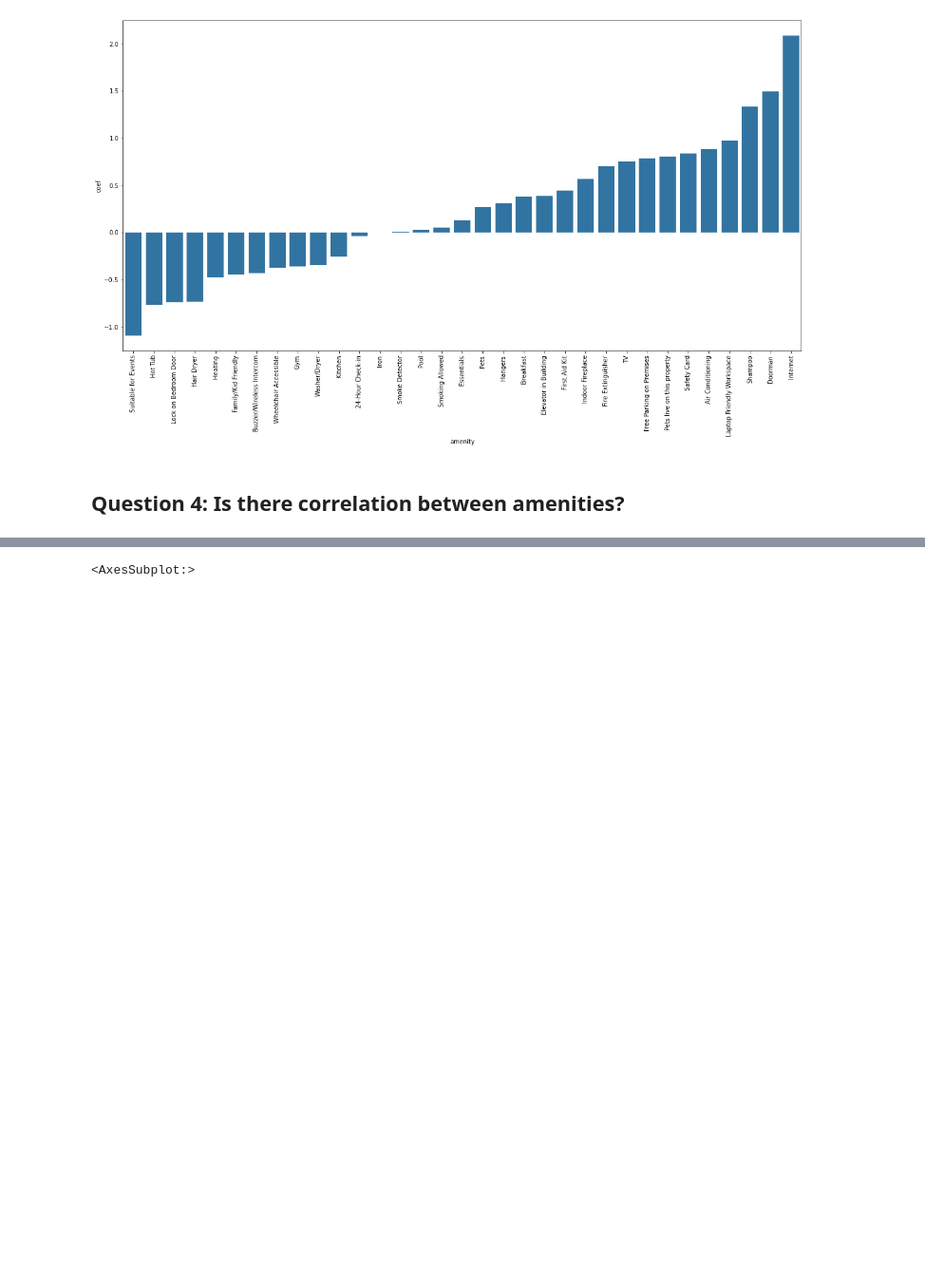
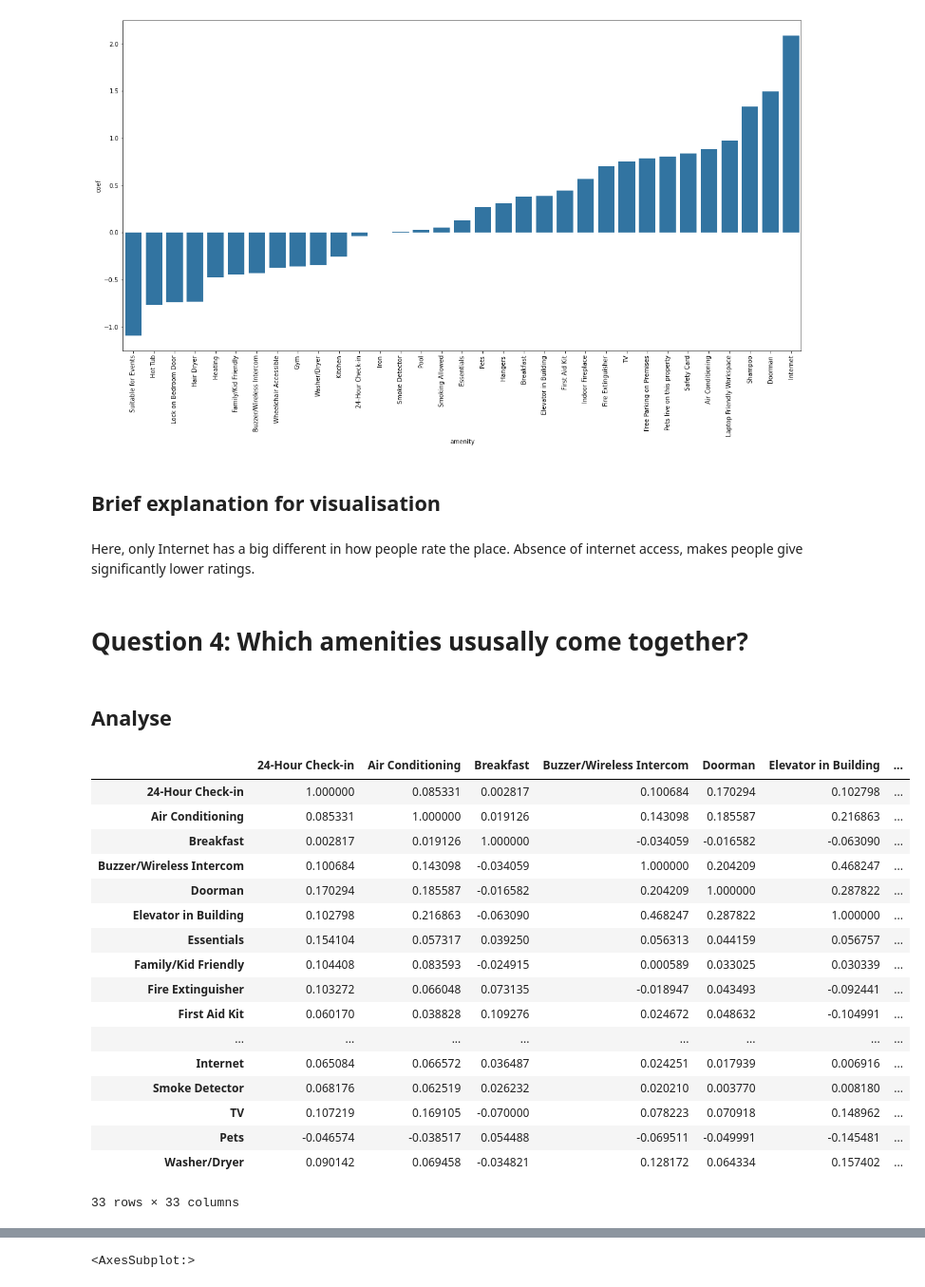
Before and after one commit to sivakar12/seattle-airbnb-nanodegree-project, a Jupyter notebook: CRISP-DM.ipynb, the cells around one changed output, grey strips where cells are left out. Shown at 95% size. Saved outputs shown, nothing was run; the diff lists cells and outputs as text; code cells hidden in the pictures; blank space fills up the shorter version.

```diff
--- a/CRISP-DM.ipynb
+++ b/CRISP-DM.ipynb
@@ -227,5 +246,32 @@ sns.barplot(data=amenities_rating_coefs, y='coef', x='amenity', color=sns.color_
 plt.xticks(rotation=90);
 # %% [output]
 [figure]
+# %% [markdown]
+## Brief explanation for visualisation
+# %% [markdown]
+Here, only Internet has a big different in how people rate the place. Absence of internet access, makes people give significantly lower ratings.
 # %% [markdown]
-## Question 4: Is there correlation between amenities?
+# Question 4: Which amenities ususally come together?
+# %% [markdown]
+## Analyse
+# %%
+amenities_cleaned.corr()
+# %% [output]
+|  | 24-Hour Check-in | Air Conditioning | Breakfast | Buzzer/Wireless Intercom | Doorman | Elevator in Building | ... |
+| 24-Hour Check-in | 1.000000 | 0.085331 | 0.002817 | 0.100684 | 0.170294 | 0.102798 | ... |
+| Air Conditioning | 0.085331 | 1.000000 | 0.019126 | 0.143098 | 0.185587 | 0.216863 | ... |
+| Breakfast | 0.002817 | 0.019126 | 1.000000 | -0.034059 | -0.016582 | -0.063090 | ... |
+| Buzzer/Wireless Intercom | 0.100684 | 0.143098 | -0.034059 | 1.000000 | 0.204209 | 0.468247 | ... |
+| Doorman | 0.170294 | 0.185587 | -0.016582 | 0.204209 | 1.000000 | 0.287822 | ... |
+| Elevator in Building | 0.102798 | 0.216863 | -0.063090 | 0.468247 | 0.287822 | 1.000000 | ... |
+| Essentials | 0.154104 | 0.057317 | 0.039250 | 0.056313 | 0.044159 | 0.056757 | ... |
+| Family/Kid Friendly | 0.104408 | 0.083593 | -0.024915 | 0.000589 | 0.033025 | 0.030339 | ... |
+| Fire Extinguisher | 0.103272 | 0.066048 | 0.073135 | -0.018947 | 0.043493 | -0.092441 | ... |
+| First Aid Kit | 0.060170 | 0.038828 | 0.109276 | 0.024672 | 0.048632 | -0.104991 | ... |
+| ... | ... | ... | ... | ... | ... | ... | ... |
+| Internet | 0.065084 | 0.066572 | 0.036487 | 0.024251 | 0.017939 | 0.006916 | ... |
+| Smoke Detector | 0.068176 | 0.062519 | 0.026232 | 0.020210 | 0.003770 | 0.008180 | ... |
+| TV | 0.107219 | 0.169105 | -0.070000 | 0.078223 | 0.070918 | 0.148962 | ... |
+| Pets | -0.046574 | -0.038517 | 0.054488 | -0.069511 | -0.049991 | -0.145481 | ... |
+| Washer/Dryer | 0.090142 | 0.069458 | -0.034821 | 0.128172 | 0.064334 | 0.157402 | ... |
+33 rows × 33 columns
```
Also changed, not shown: parts of 32 cells of this notebook.
